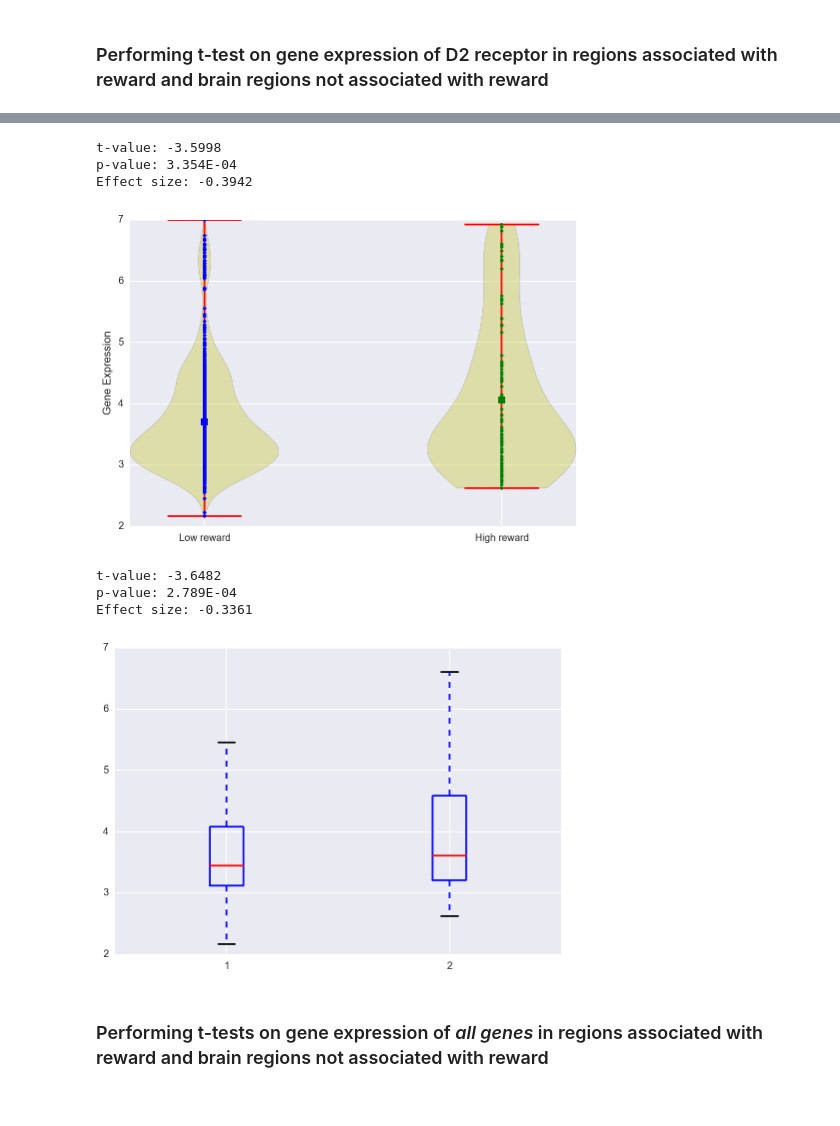
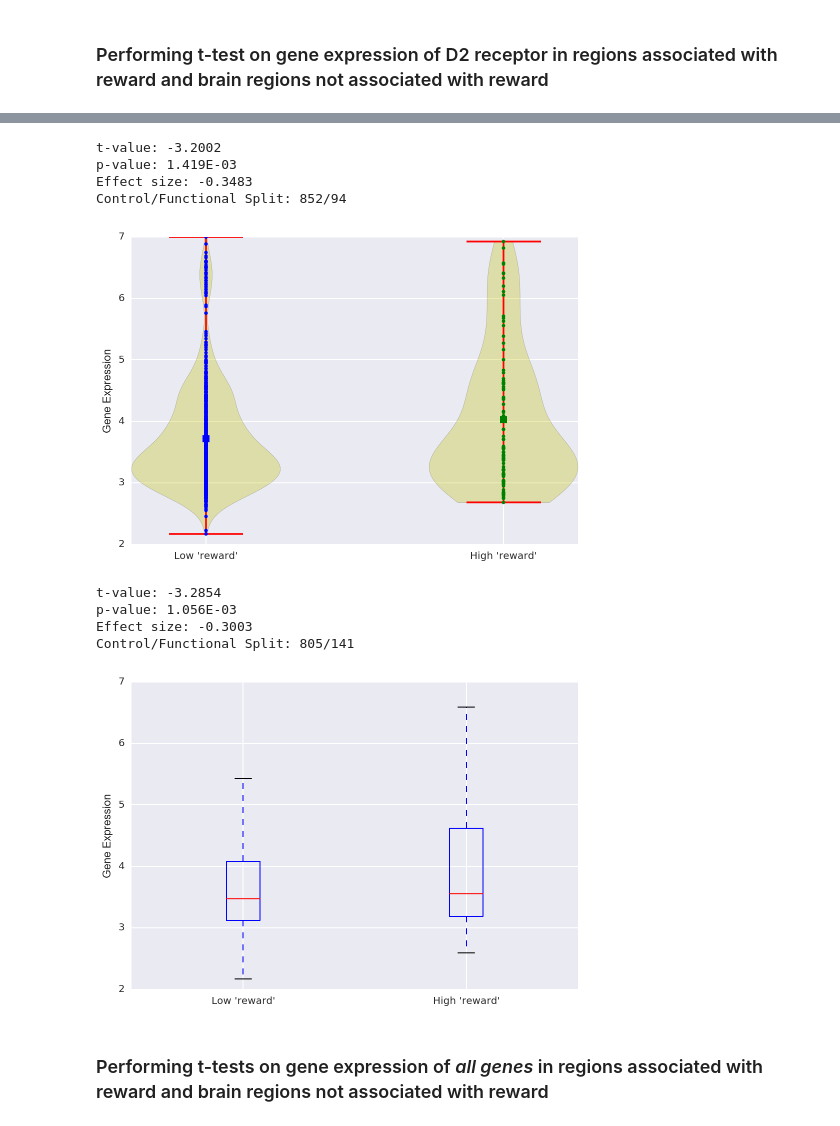
Before and after one commit to voytekresearch/nsaba, a Jupyter notebook: notebooks/demos/Nsaba_Demonstration.ipynb, the cells around one changed output, grey strips where cells are left out. Saved outputs shown, nothing was run; the diff lists cells and outputs as text; code cells hidden in the pictures.

```diff
--- a/notebooks/demos/Nsaba_Demonstration.ipynb
+++ b/notebooks/demos/Nsaba_Demonstration.ipynb
@@ -236,17 +231,19 @@ Effect size: -0.3942
 # %%
-A.t_test('reward',genes[0],graphops='violin',quant = 90)
+A.term_ge_ttest('reward',genes[0],graphops='violin',quant = 90)
 # %% [output]
-t-value: -3.5998
-p-value: 3.354E-04
-Effect size: -0.3942
+t-value: -3.2002
+p-value: 1.419E-03
+Effect size: -0.3483
+Control/Functional Split: 852/94
-[figure, old version]
+[figure, new version]
 # %%
-A.t_test('reward',genes[0],graphops='box')
+A.term_ge_ttest('reward',genes[0],graphops='box')
 # %% [output]
-t-value: -3.6482
-p-value: 2.789E-04
-Effect size: -0.3361
+t-value: -3.2854
+p-value: 1.056E-03
+Effect size: -0.3003
+Control/Functional Split: 805/141
-[figure, old version]
+[figure, new version]
 # %% [markdown]
 ### Performing t-tests on gene expression of *all genes* in regions associated with reward and brain regions not associated with reward
 # %%
```
Also changed, not shown: parts of 15 cells of this notebook, 2 other files.
